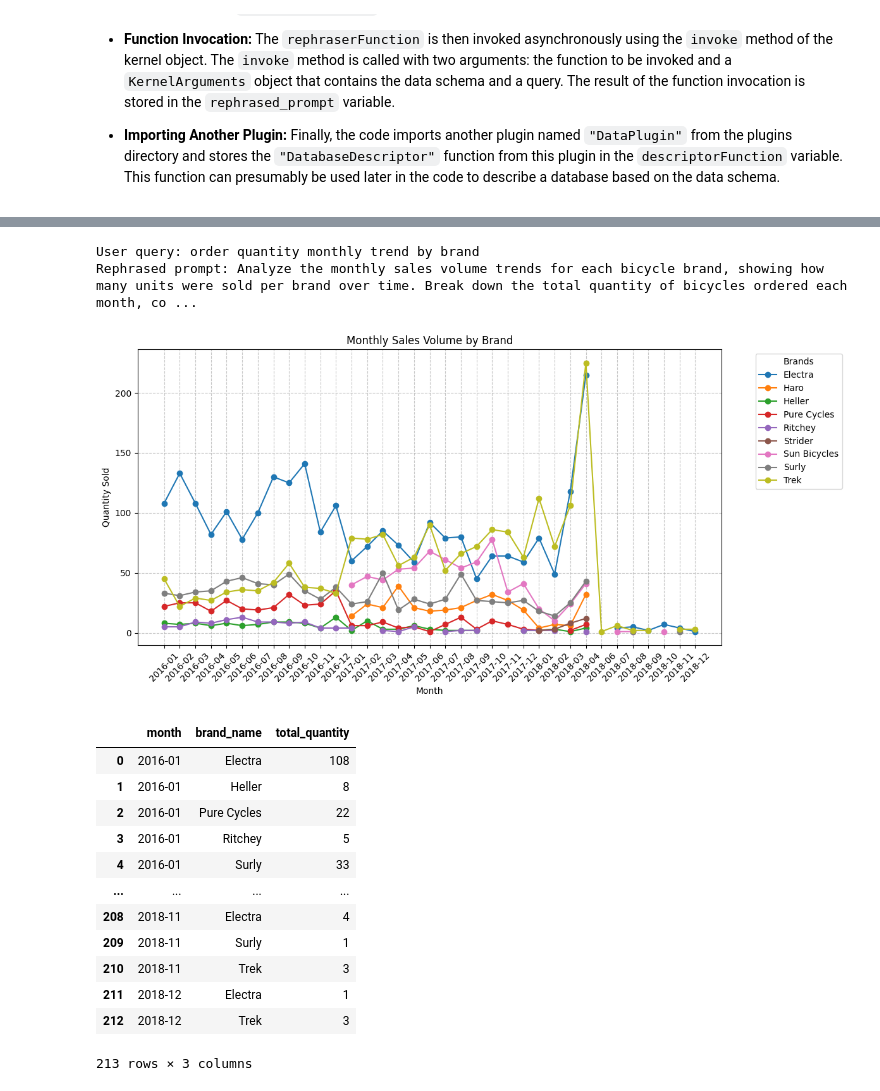
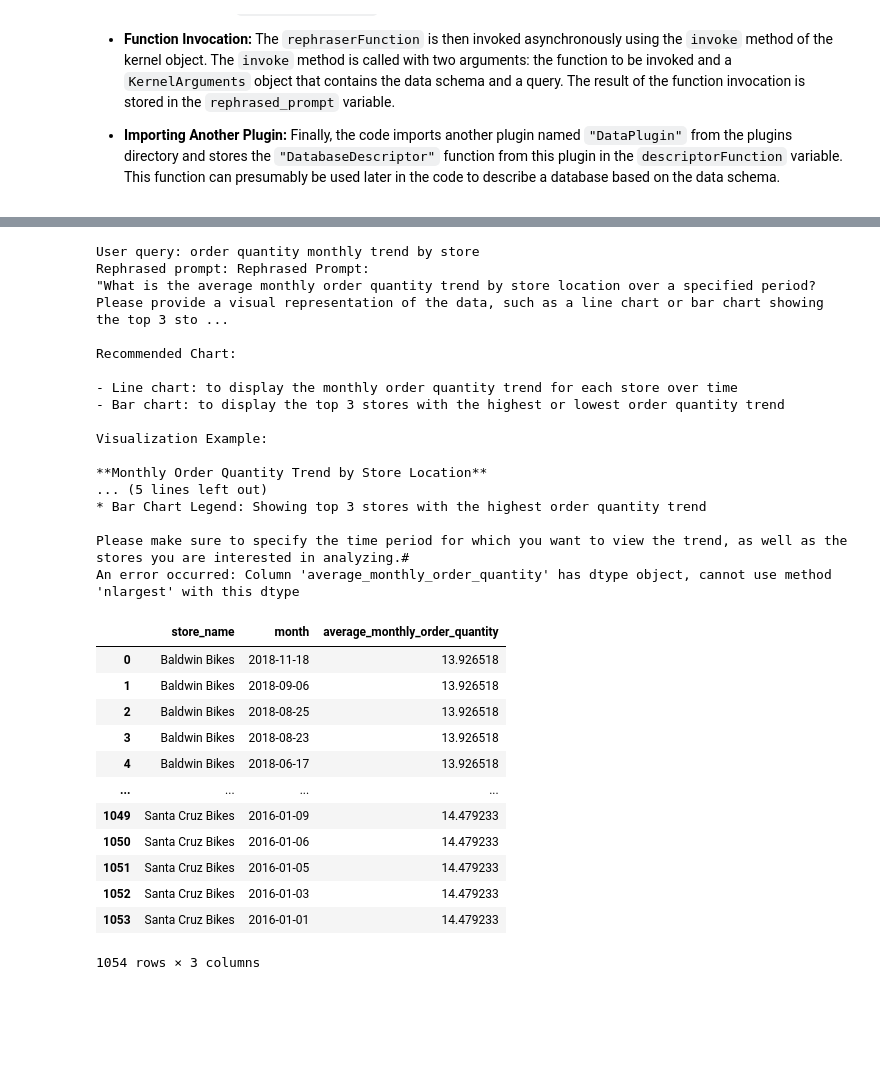
Before and after one commit to baykalucar/SemanticQueries, a Jupyter notebook: demo.ipynb, the cells around one changed output, grey strips where cells are left out. Cells and saved outputs as stored; diff of their text form; code cells hidden in the pictures; blank space fills up the shorter version.

```diff
--- a/demo.ipynb
+++ b/demo.ipynb
@@ -41,20 +76,34 @@ await ReadQuestionsAndGenerateAnswers(filename="questions/2024-06-23.txt", selec
 # %%
-await PromptToQueryResult(prompt_rephrase=True, debug=False ,selected_service=Service.ClaudeAI, huggingface_model="Llama318BInstruct", model_mode="chat")
+await PromptToQueryResult(prompt_rephrase=True, debug=False ,selected_service=Service.HuggingFace, model_name="Llama318BInstruct", model_mode="chat")
 # %% [output]
-User query: order quantity monthly trend by brand
-Rephrased prompt: Analyze the monthly sales volume trends for each bicycle brand, showing how many units were sold per brand over time. Break down the total quantity of bicycles ordered each month, co ...
+User query: order quantity monthly trend by store
+Rephrased prompt: Rephrased Prompt:
+"What is the average monthly order quantity trend by store location over a specified period? Please provide a visual representation of the data, such as a line chart or bar chart showing the top 3 sto ...
+
+Recommended Chart:
+
+- Line chart: to display the monthly order quantity trend for each store over time
+- Bar chart: to display the top 3 stores with the highest or lowest order quantity trend
+
+Visualization Example:
+
+**Monthly Order Quantity Trend by Store Location**
+... (5 lines left out)
+* Bar Chart Legend: Showing top 3 stores with the highest order quantity trend
+
+Please make sure to specify the time period for which you want to view the trend, as well as the stores you are interested in analyzing.#
+An error occurred: Column 'average_monthly_order_quantity' has dtype object, cannot use method 'nlargest' with this dtype
-[figure, removed]
-|  | month | brand_name | total_quantity |
-| 0 | 2016-01 | Electra | 108 |
-| 1 | 2016-01 | Heller | 8 |
-| 2 | 2016-01 | Pure Cycles | 22 |
-| 3 | 2016-01 | Ritchey | 5 |
-| 4 | 2016-01 | Surly | 33 |
+|  | store_name | month | average_monthly_order_quantity |
+| 0 | Baldwin Bikes | 2018-11-18 | 13.926518 |
+| 1 | Baldwin Bikes | 2018-09-06 | 13.926518 |
+| 2 | Baldwin Bikes | 2018-08-25 | 13.926518 |
+| 3 | Baldwin Bikes | 2018-08-23 | 13.926518 |
+| 4 | Baldwin Bikes | 2018-06-17 | 13.926518 |
 | ... | ... | ... | ... |
-| 208 | 2018-11 | Electra | 4 |
-| 209 | 2018-11 | Surly | 1 |
-| 210 | 2018-11 | Trek | 3 |
-| 211 | 2018-12 | Electra | 1 |
-| 212 | 2018-12 | Trek | 3 |
+| 1049 | Santa Cruz Bikes | 2016-01-09 | 14.479233 |
+| 1050 | Santa Cruz Bikes | 2016-01-06 | 14.479233 |
+| 1051 | Santa Cruz Bikes | 2016-01-05 | 14.479233 |
+| 1052 | Santa Cruz Bikes | 2016-01-03 | 14.479233 |
+| 1053 | Santa Cruz Bikes | 2016-01-01 | 14.479233 |
-213 rows × 3 columns
+1054 rows × 3 columns
 # %%
```
Also changed, not shown: parts of 8 cells of this notebook, 7 other files.
